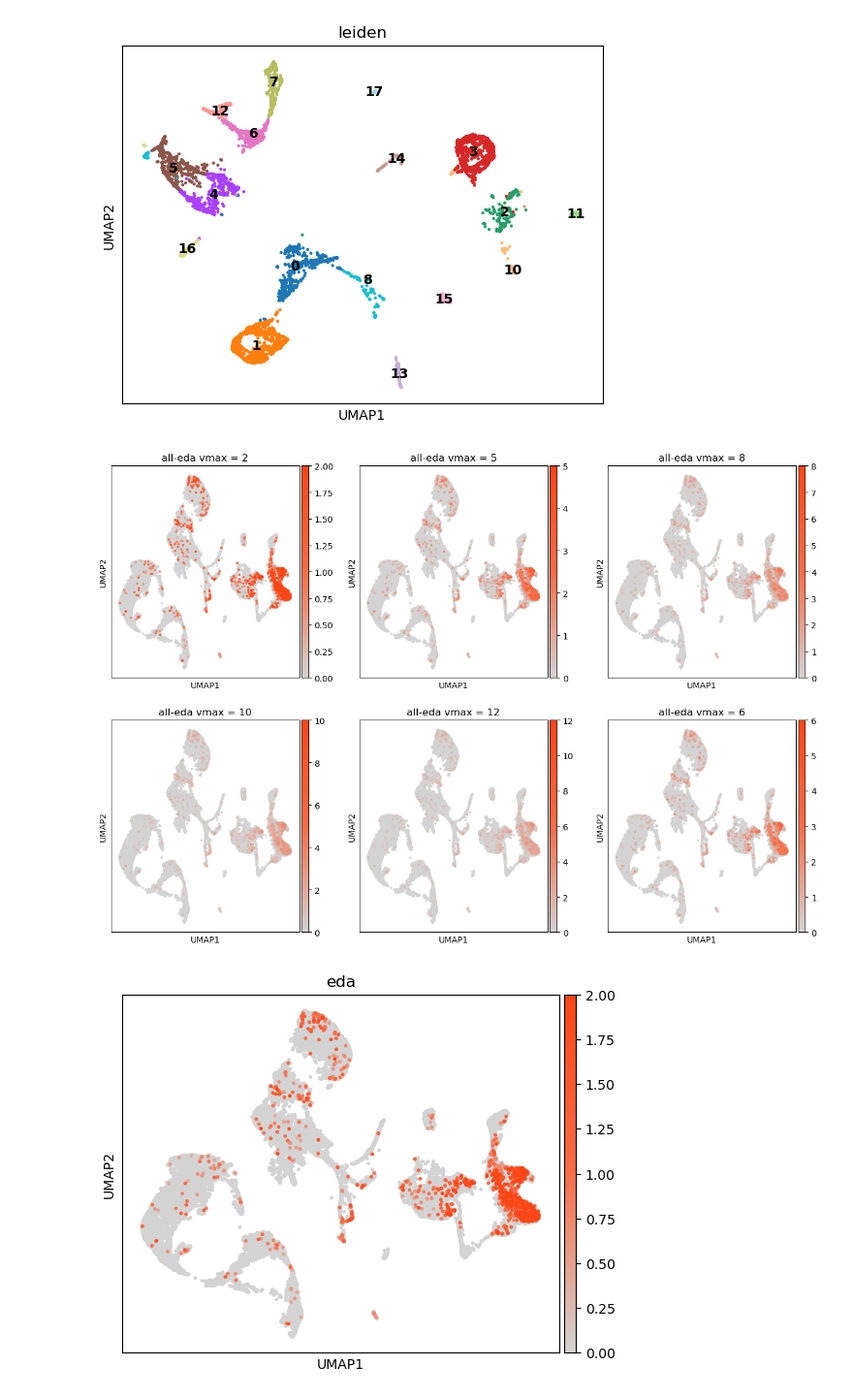
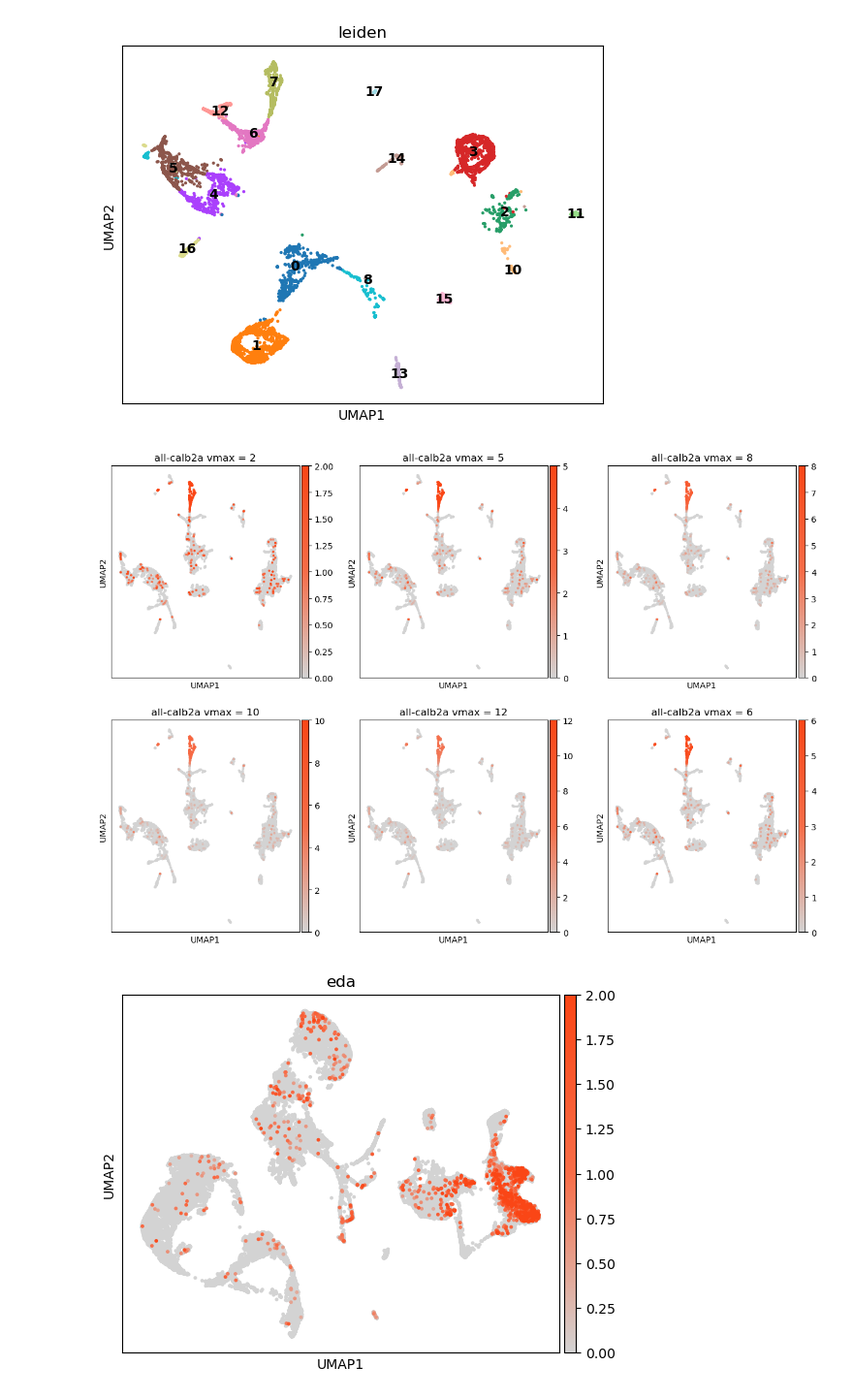
Before and after one commit to hunyei/combined_samples, a Jupyter notebook: m345/notebook/04_clustering_combined.ipynb, the cells around one changed output. Shown at 97% size. Drawn from its saved outputs; the diff is of its cells as text; code cells hidden in the pictures.

```diff
--- a/m345/notebook/04_clustering_combined.ipynb
+++ b/m345/notebook/04_clustering_combined.ipynb
@@ -26,8 +26,8 @@ adata_transformed = adata_combined.copy()
 #testing different clusterings
 #n_pcs_list = [15, 18, 21, 24,27, 30]
 n_pcs_list = [32, 34,36, 38, 40]
-#n_neighbors_list = [15,18,21,24,27, 30]
-#n_neighbors_list = [32, 34,36]
+n_neighbors_list = [15,18,21,24,27, 30]
+n_neighbors_list = [32, 34,36,37,38,40]
 adata_transformed = adata_combined.copy()
 sc.pp.normalize_total(adata_transformed, target_sum=1e4)
 sc.pp.log1p(adata_transformed)
@@ -57,6 +57,7 @@ for row, n_pcs in enumerate(n_pcs_list):
             color="leiden",
             title=f"pcs={n_pcs}, nn={n_neighbors}",
             cmap="viridis",
+            legend_loc="on data",
             ax=ax,
             show=False)
 
@@ -104,6 +103,7 @@ for row, min_dist in enumerate(min_dist_list):
             color="leiden",
             title=f"({n_pcs},{n_neighbors}) min_dist={min_dist}, spread={spread}",
             cmap="viridis",
+            legend_loc="on data",
             ax=ax,
             show=False,
             size=point_size
@@ -156,30 +154,30 @@ sc.pl.umap(adata_sample,color="leiden",cmap="viridis",
 # %%
 #vmax_values = [12,15,18,20,22,25]
 vmax_values = [2,5,8,10,12,6]
-gene="eda"
+gene="calb2a"
 
 ncols = 3
 nrows = (len(vmax_values) + ncols - 1) // ncols
 
 fig, axes = plt.subplots(nrows=nrows, ncols=ncols, figsize=(5 * ncols, 5 * nrows))
 
 axes = axes.flatten()
 
 for i, vmax in enumerate(vmax_values):
     ax = axes[i]
     sc.pl.umap(
         adata_transformed,
         color=gene,
         vmin=0,
         vmax=vmax,
         size=30,
         title=f"all-{gene} vmax = {vmax}",
         cmap=gray_orange,
         show=False,
         ax=ax
     )
 # %% [output]
-[figure, old version]
+[figure, new version]
 # %%
 #testing gene on different samples
 gene="eda"
```
Also changed, not shown: parts of 5 cells of this notebook, 11 other files.
